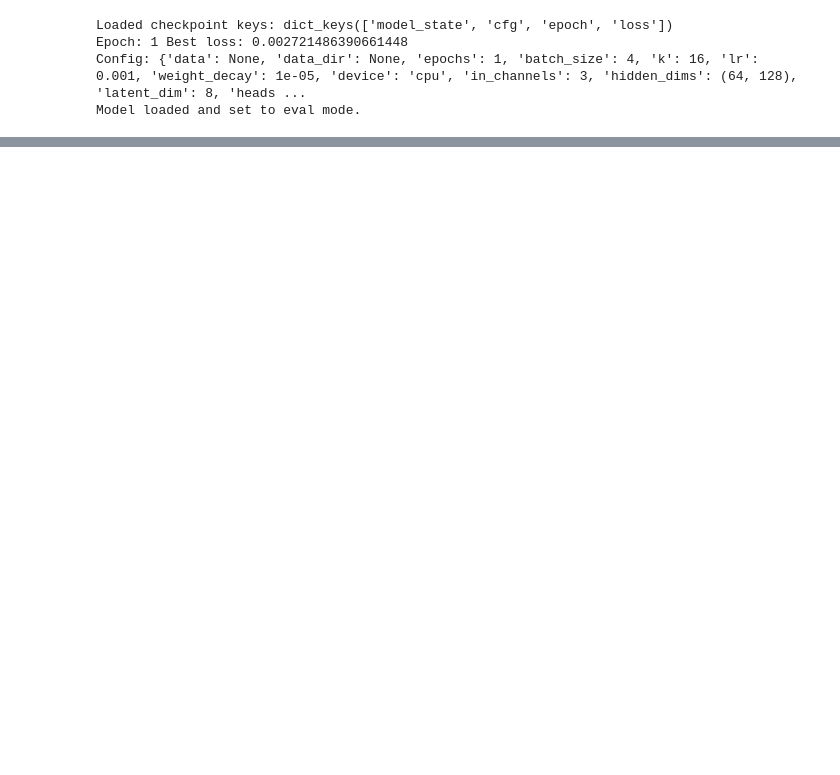
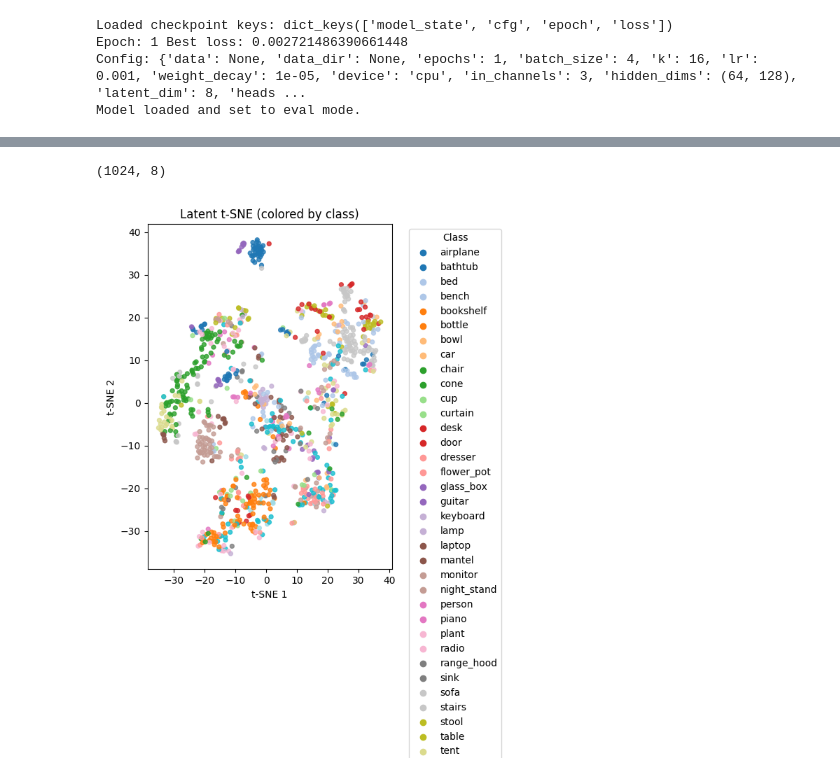
Before and after one commit to JakobSchauser/spatial-autoencoder, a Jupyter notebook: autoencoder_evaluation.ipynb, the cells around one changed output, grey strips where cells are left out. Drawn from its saved outputs; the diff is of its cells as text; code cells hidden in the pictures; blank space fills up the shorter version.

```diff
--- a/autoencoder_evaluation.ipynb
+++ b/autoencoder_evaluation.ipynb
@@ -532,0 +488,44 @@ File latent matrix shape: (9, 8)
+# %%
+lat_arr.shape
+# %% [output]
+(1024, 8)
+# %%
+%matplotlib widget
+
+import mplcursors
+import matplotlib.pyplot as plt
+from sklearn.manifold import TSNE
+
+if lat_arr.shape[0] > 2:
+    lbls = np.array(all_graph_labels)
+    if shape_names and lbls.max() < len(shape_names):
+        class_names_arr = np.array([shape_names[l] for l in lbls])
+    else:
+        class_names_arr = lbls.astype(str)
+    # Compute t-SNE embedding
+    tsne = TSNE(n_components=2, random_state=42)
+    lat_2d_tsne = tsne.fit_transform(lat_arr)
+    fig, ax = plt.subplots(figsize=(6,8))
+    scatter = ax.scatter(lat_2d_tsne[:,0], lat_2d_tsne[:,1], c=lbls, cmap='tab20', s=18, alpha=0.8)
+    for cname in np.unique(class_names_arr):
+        idxs = class_names_arr == cname
+        ax.scatter([], [], label=cname, color=scatter.cmap(scatter.norm(lbls[idxs][0])))
+    ax.legend(title='Class', bbox_to_anchor=(1.05, 1), loc='upper left')
+    ax.set_title('Latent t-SNE (colored by class)')
+    ax.set_xlabel('t-SNE 1')
+    ax.set_ylabel('t-SNE 2')
+    mplcursors.cursor(scatter, hover=True).connect(
+        "add", lambda sel: sel.annotation.set_text(class_names_arr[sel.index])
+    )
+    plt.tight_layout()
+    plt.show()
+   # For interactive mplcursors in Jupyter, use the %matplotlib notebook magic
+    # This enables interactive features like hover/click in matplotlib plots
+
+    # In VSCode Jupyter, %matplotlib notebook may not work as expected.
+    # For interactive mplcursors, use %matplotlib widget if available, or just %matplotlib inline for static plots.
+    # If you want interactive tooltips, %matplotlib widget is recommended:
+    # Uncomment below if you want to try widget mode (requires ipympl extension):
+    # %matplotlib widget
+# %% [output]
+[figure, added]
```
Also changed, not shown: parts of 7 cells of this notebook, 1 other file.
